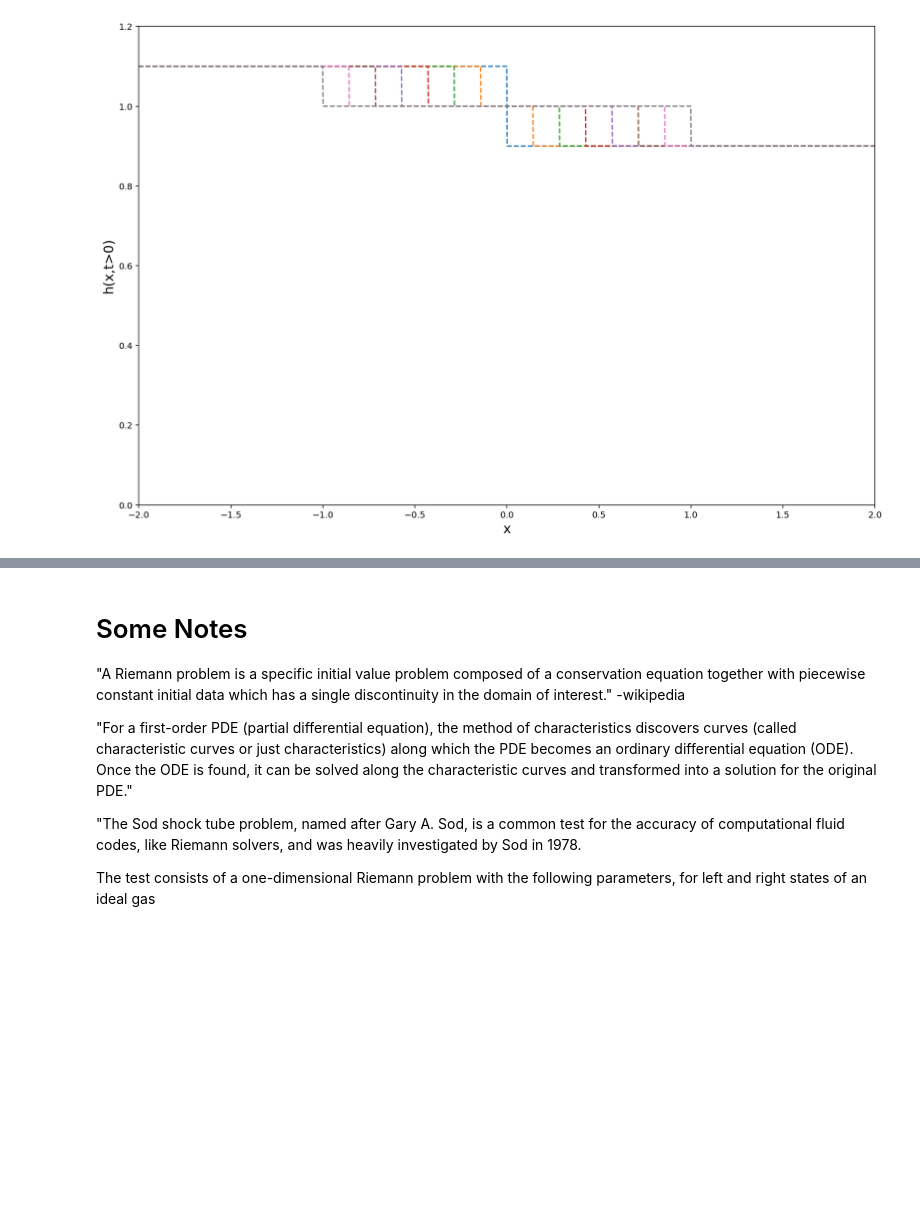
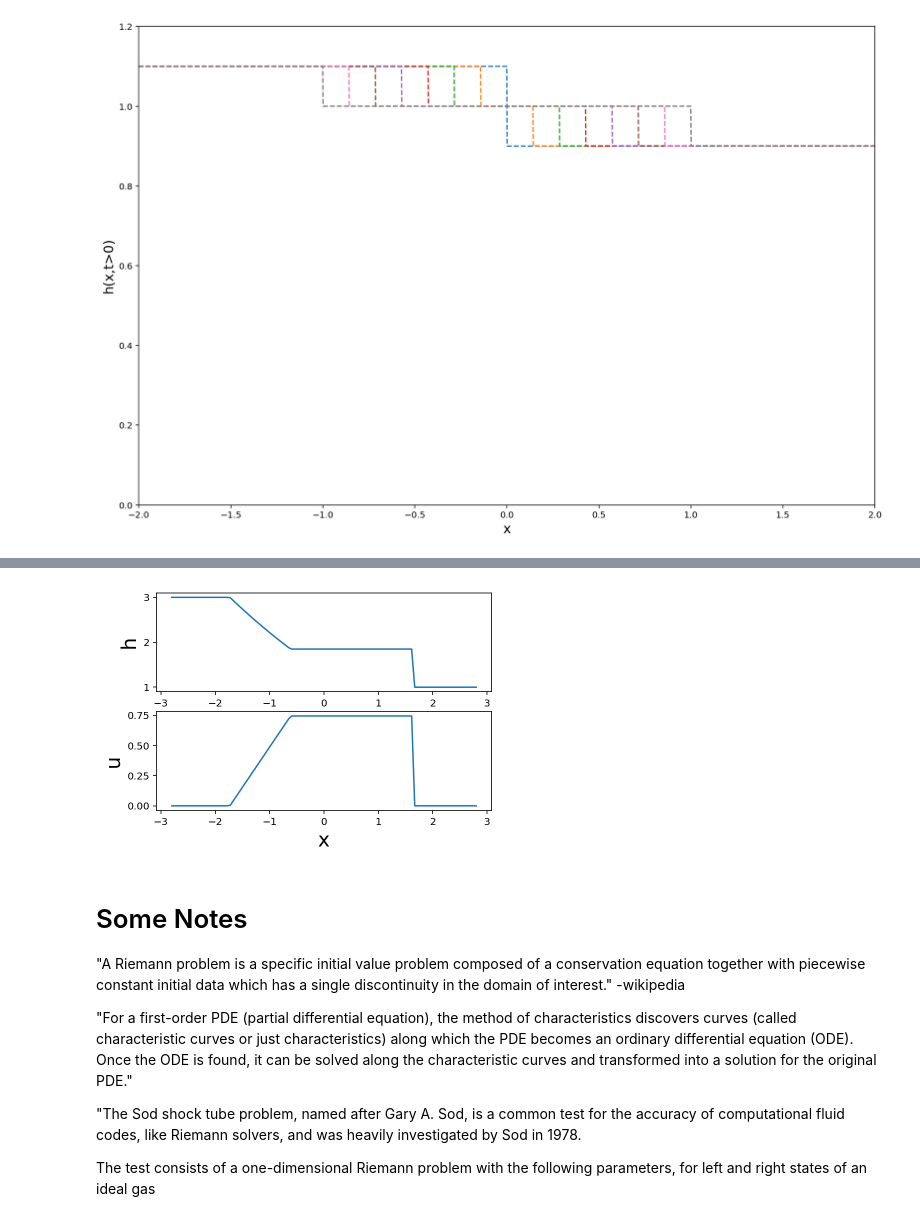
Before and after one commit to blacy/BriannaErinSeminar, a Jupyter notebook: seminar_final.ipynb, the cells around one changed output, grey strips where cells are left out. Cells and saved outputs as stored; diff of their text form; code cells hidden in the pictures; blank space fills up the shorter version.

Commit message:
added general riemann problem case

```diff
--- a/seminar_final.ipynb
+++ b/seminar_final.ipynb
@@ -259,3 +263,97 @@ where $\xi=x/t$ and $A=u_l + 2\sqrt{gh_l}$. The rarefaction wedge is located bet
+# %%
+from scipy.optimize import fsolve
+
+def phi_l(h, u_l, h_l, g):
+    if h < h_l:
+         return u_l + 2*(np.sqrt(g*h_l) - np.sqrt(g*h))
+    else:
+        return u_l - (h-h_l)*np.sqrt(g/2*(1/h + 1/h_l))
+def phi_r(h, u_r, h_r, g):
+    if h < h_r:
+        return u_r - 2*(np.sqrt(g*h_r)-np.sqrt(g*h))
+    else:
+        return u_r + (h-h_r)*np.sqrt(g/2*(1/h + 1/h_r))
+
+
+def dambreak(x, t, h_r, u_r, h_l, u_l, g):
+    # will solve the general dam-break/shock-tube Riemann problem with initial conditions h_r/u_r and h_l/u_l as the
+    # height and velocity of the water on either side of the dam at t=0. x=0 will define the location of the dam.
+    # x will be an array of positions at which to evaluate the state of the system and t will be a single time
+
+    h = np.ones((np.shape(x))).flatten()
+    u = np.ones((np.shape(x))).flatten()
+
+    # first step is to solve for the height and speed of the water in the middle zone
+    f = lambda h: phi_l(h, u_l, h_l, g) - phi_r(h, u_r, h_r, g)
+    h_m = fsolve(f, 0.5*(h_l+h_r)) # solve for the h that gives phi_r = phi_l
+    u_m = phi_r(h_m, u_r, h_r, g)
+
+    if h_l > h_r:
+
+        # the shock moves at
+        s = (h_r*u_r - h_m*u_m)/(h_r-h_m)
+        h[x > s*t] = h_r # haven't been disturbed yet
+        u[x > s*t] = u_r
+
+        # rarefaction fan boundaries
+        xi_1 = u_l - np.sqrt(g*h_l)
+        xi_2 = u_m - np.sqrt(g*h_m)
+
+        h[(x > xi_2*t) & (x <= s*t)] = h_m
+        u[(x > xi_2*t) & (x <= s*t)] = u_m
+
+        h[x < xi_1*t] = h_l # haven't been disturbed yet
+        u[x < xi_1*t] = u_l
+
+        A = u_l + 2*np.sqrt(g*h_l)
+
+        # the rarefaction fan solution
+        h[(x > xi_1*t) & (x <= xi_2*t)] = 1./9/g*(A-x[(x > xi_1*t) & (x <= xi_2*t)]/t)**2
+        const = u_m + 2./3*(A-xi_2)
+        u[(x > xi_1*t) & (x <= xi_2*t)] = const - 2./3 * (A - x[(x > xi_1*t) & (x <= xi_2*t)]/t)
+
+    elif h_r > h_l:
+
+        # the shock moves at
+        s = (h_l*u_l - h_m*u_m)/(h_l-h_m)
+        h[x < s*t] = h_l # haven't been disturbed yet
+        u[x < s*t] = u_l
+
+        # rarefaction fan boundaries
+        xi_1 = u_r + np.sqrt(g*h_r)
+        xi_2 = u_m + np.sqrt(g*h_m)
+
+        h[(x < xi_2*t) & (x >= s*t)] = h_m
+        u[(x < xi_2*t) & (x >= s*t)] = u_m
+
+        h[x > xi_1*t] = h_r # haven't been disturbed yet
+        u[x > xi_1*t] = u_r
+
+
+        A = u_r - 2*np.sqrt(g*h_r)
+
+        # the rarefaction fan solution
+        h[(x < xi_1*t) & (x >= xi_2*t)] = 1./9/g*(A-x[(x < xi_1*t) & (x >= xi_2*t)]/t)**2
+        const = u_m - 2./3*(A+xi_2)
+        u[(x < xi_1*t) & (x >= xi_2*t)] = const + 2./3 * (A + x[(x < xi_1*t) & (x >= xi_2*t)]/t)
+
+
+    return h, u
+
+
+
+x = np.linspace(-2.8,2.8,100)
+h, u = dambreak(x, 1, 1, 0, 3, 0, 1)
+plt.subplot(211)
+plt.plot(x, h)
+plt.gca().set_ylabel('h', fontsize=20)
+plt.subplot(212)
+plt.plot(x, u)
+plt.gca().set_ylabel('u', fontsize=20)
+plt.gca().set_xlabel('x', fontsize=20)
+plt.show()
+# %% [output]
+[figure, added]
 # %% [markdown]
 # Some Notes
 "A Riemann problem is a specific initial value problem composed of a conservation equation together with piecewise constant initial data which has a single discontinuity in the domain of interest." -wikipedia
```
Also changed, not shown: parts of 2 cells of this notebook.
